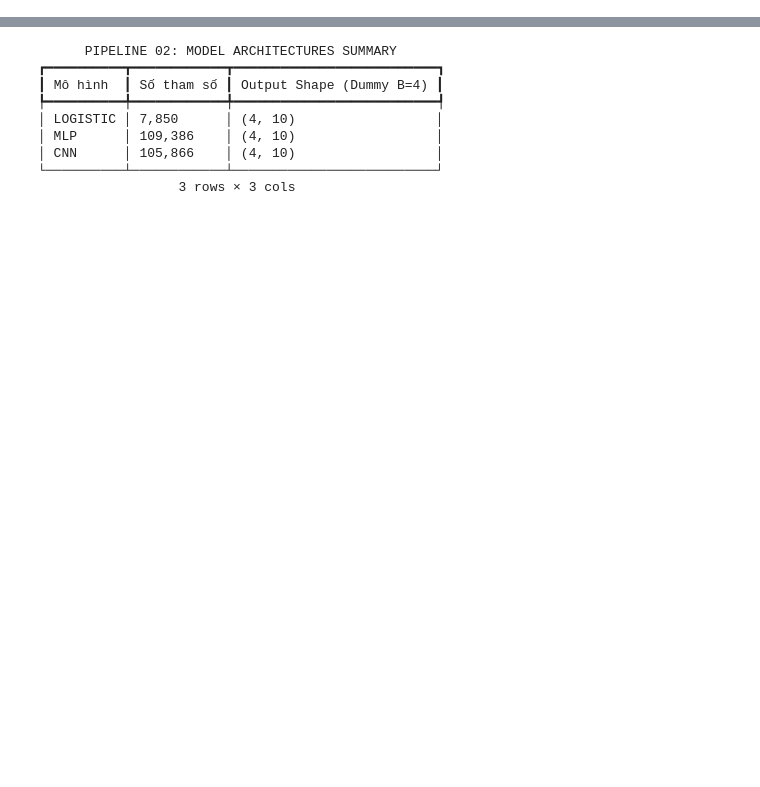
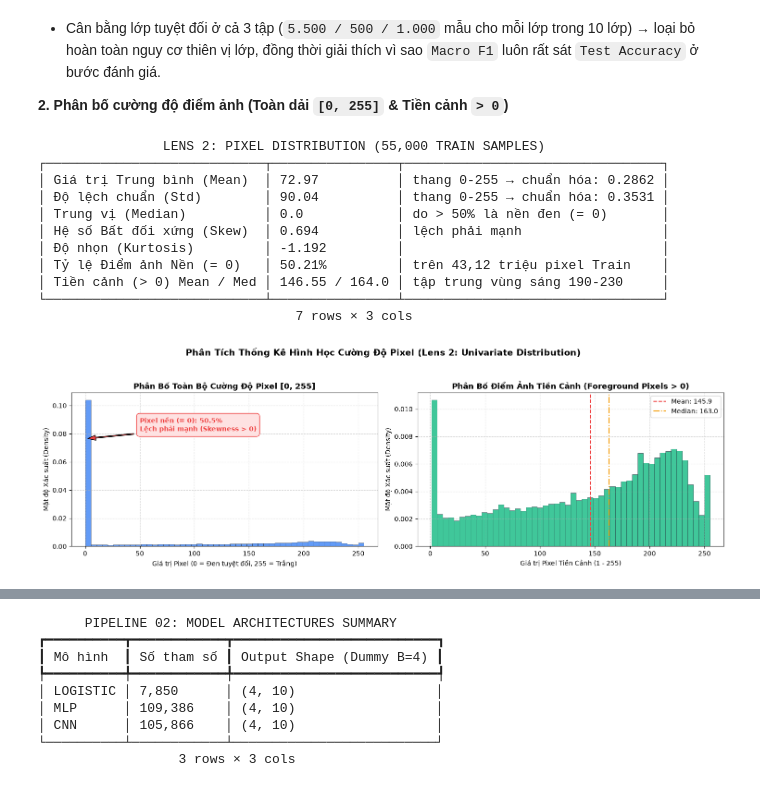
Before and after one commit to notworLe/Deeplearning-UTH, a Jupyter notebook: labs/lab1/vibe/lab1.ipynb, the cells around one changed output, grey strips where cells are left out. Cells and saved outputs as stored; diff of their text form; code cells hidden in the pictures; blank space fills up the shorter version.

```diff
--- a/labs/lab1/vibe/lab1.ipynb
+++ b/labs/lab1/vibe/lab1.ipynb
@@ -440,0 +108,20 @@ Khởi tạo độc lập 3 mô hình khớp chính xác đặc tả tại `docs
+# %%
+raw_train = FashionMNIST(root=config.DATA_PATH, train=True, download=False)
+raw_test  = FashionMNIST(root=config.DATA_PATH, train=False, download=False)
+
+df_raw = pd.DataFrame(
+    [
+        ("Số lượng mẫu Train thô", f"{len(raw_train):,}"),
+        ("Số lượng mẫu Test thô",  f"{len(raw_test):,}"),
+        ("Kích thước ảnh mẫu",     f"{tuple(raw_train.data[0].shape)} (H x W)"),
+        ("Kiểu dữ liệu gốc",       str(raw_train.data.dtype)),
+        ("Số lớp",                 str(len(eda_helpers.FASHION_CLASSES))),
+        ("Danh sách nhãn lớp",     ", ".join(eda_helpers.FASHION_CLASSES)),
+    ],
+    columns=["metric", "value"],
+)
+v_objConsole.print(consoles.df_to_table(df_raw, title="RAW DATASET OVERVIEW", show_header=False))
+
+manifest_path = config.DATA_PATH / "FashionMNIST" / "raw" / "manifest.json"
+manifest_data, verify_results = eda_helpers.load_and_verify_manifest(manifest_path)
+eda_helpers.print_manifest_table(manifest_data, verify_results)
@@ -440,0 +290,39 @@ Khởi tạo độc lập 3 mô hình khớp chính xác đặc tả tại `docs
+# %% [markdown]
+- Cân bằng lớp tuyệt đối ở cả 3 tập (`5.500 / 500 / 1.000` mẫu cho mỗi lớp trong 10 lớp) → loại bỏ hoàn toàn nguy cơ thiên vị lớp, đồng thời giải thích vì sao `Macro F1` luôn rất sát `Test Accuracy` ở bước đánh giá.
+
+**2. Phân bố cường độ điểm ảnh (Toàn dải `[0, 255]` & Tiền cảnh `> 0`)**
+# %%
+pixel_stats = eda_helpers.compute_pixel_statistics(train_imgs)
+fg_pixels_all = train_imgs.numpy().astype(np.float32)
+fg_pixels_all = fg_pixels_all[fg_pixels_all > 0]
+
+df_stats = pd.DataFrame(
+    [
+        ("Giá trị Trung bình (Mean)", f"{pixel_stats['mean']:.2f}", f"thang 0-255 → chuẩn hóa: {pixel_stats['mean'] / 255:.4f}"),
+        ("Độ lệch chuẩn (Std)",       f"{pixel_stats['std']:.2f}",  f"thang 0-255 → chuẩn hóa: {pixel_stats['std'] / 255:.4f}"),
+        ("Trung vị (Median)",         f"{pixel_stats['median']:.1f}", "do > 50% là nền đen (= 0)"),
+        ("Hệ số Bất đối xứng (Skew)", f"{pixel_stats['skewness']:.3f}", "lệch phải mạnh"),
+        ("Độ nhọn (Kurtosis)",        f"{pixel_stats['kurtosis']:.3f}", ""),
+        ("Tỷ lệ Điểm ảnh Nền (= 0)",  f"{pixel_stats['sparsity_zero_pct']:.2f}%", "trên 43,12 triệu pixel Train"),
+        ("Tiền cảnh (> 0) Mean / Med", f"{fg_pixels_all.mean():.2f} / {np.median(fg_pixels_all):.1f}", "tập trung vùng sáng 190-230"),
+    ],
+    columns=["metric", "value", "note"],
+)
+v_objConsole.print(consoles.df_to_table(df_stats, title="LENS 2: PIXEL DISTRIBUTION (55,000 TRAIN SAMPLES)", show_header=False))
+
+np.random.seed(config.SEED)
+fig_pixel_dist = eda_helpers.plot_pixel_distribution_analysis(train_imgs.numpy())
+plt.show()
+# %% [output]
+                LENS 2: PIXEL DISTRIBUTION (55,000 TRAIN SAMPLES)
+┌────────────────────────────┬────────────────┬─────────────────────────────────┐
+│ Giá trị Trung bình (Mean)  │ 72.97          │ thang 0-255 → chuẩn hóa: 0.2862 │
+│ Độ lệch chuẩn (Std)        │ 90.04          │ thang 0-255 → chuẩn hóa: 0.3531 │
+│ Trung vị (Median)          │ 0.0            │ do > 50% là nền đen (= 0)       │
+│ Hệ số Bất đối xứng (Skew)  │ 0.694          │ lệch phải mạnh                  │
+│ Độ nhọn (Kurtosis)         │ -1.192         │                                 │
+│ Tỷ lệ Điểm ảnh Nền (= 0)   │ 50.21%         │ trên 43,12 triệu pixel Train    │
+│ Tiền cảnh (> 0) Mean / Med │ 146.55 / 164.0 │ tập trung vùng sáng 190-230     │
+└────────────────────────────┴────────────────┴─────────────────────────────────┘
+                                 7 rows × 3 cols
+[figure, added]
```
Also changed, not shown: parts of 84 cells of this notebook.
